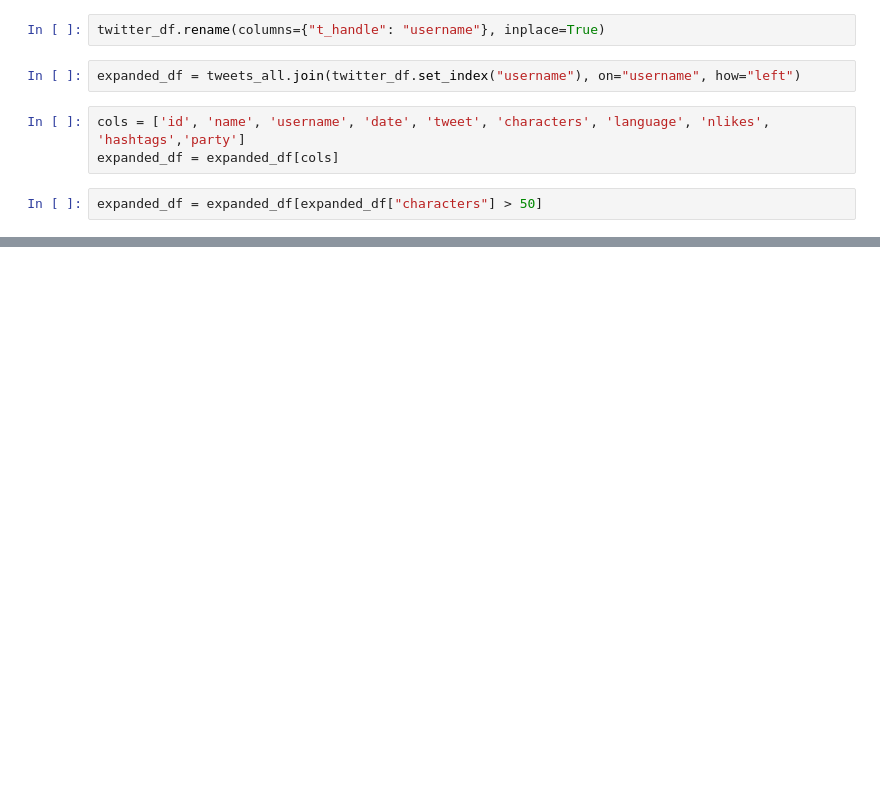
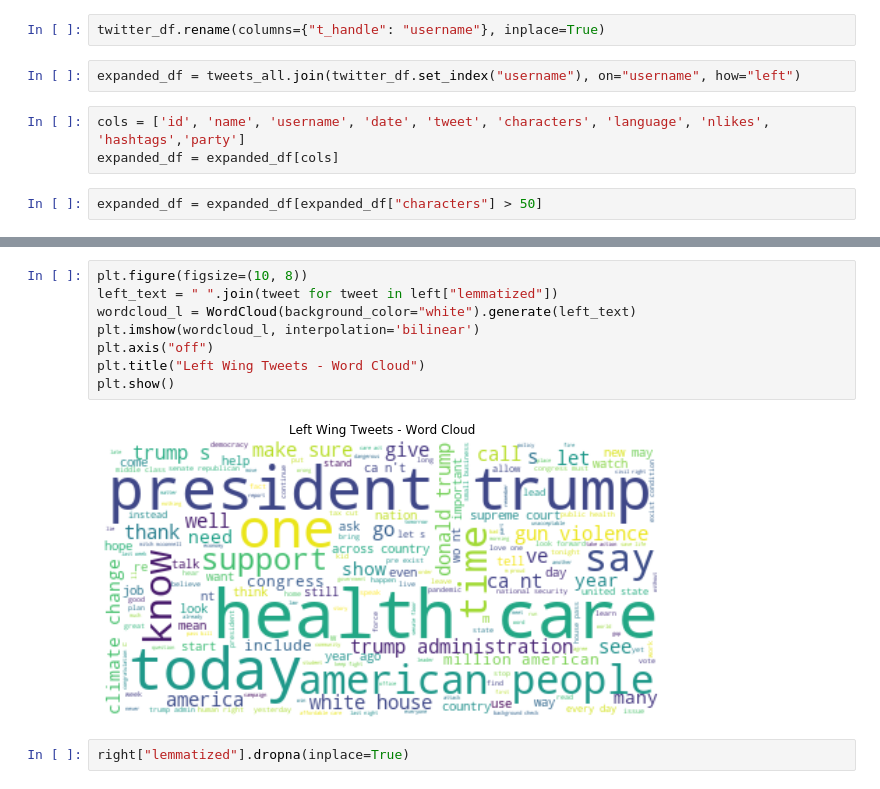
Before and after one commit to swzoeller/NLP-Capstone, a Jupyter notebook: data-extraction-twint.ipynb, the cells around one changed output, grey strips where cells are left out. Cells and saved outputs as stored; diff of their text form; blank space fills up the shorter version.

```diff
--- a/data-extraction-twint.ipynb
+++ b/data-extraction-twint.ipynb
@@ -207,0 +394,12 @@ tweets_all.drop_duplicates(subset="id", inplace=True)
+# %%
+plt.figure(figsize=(10, 8))
+left_text = " ".join(tweet for tweet in left["lemmatized"])
+wordcloud_l = WordCloud(background_color="white").generate(left_text)
+plt.imshow(wordcloud_l, interpolation='bilinear')
+plt.axis("off")
+plt.title("Left Wing Tweets - Word Cloud")
+plt.show()
+# %% [output]
+[figure, added]
+# %%
+right["lemmatized"].dropna(inplace=True)
```
Also changed, not shown: parts of 91 cells of this notebook, 1 other file.
